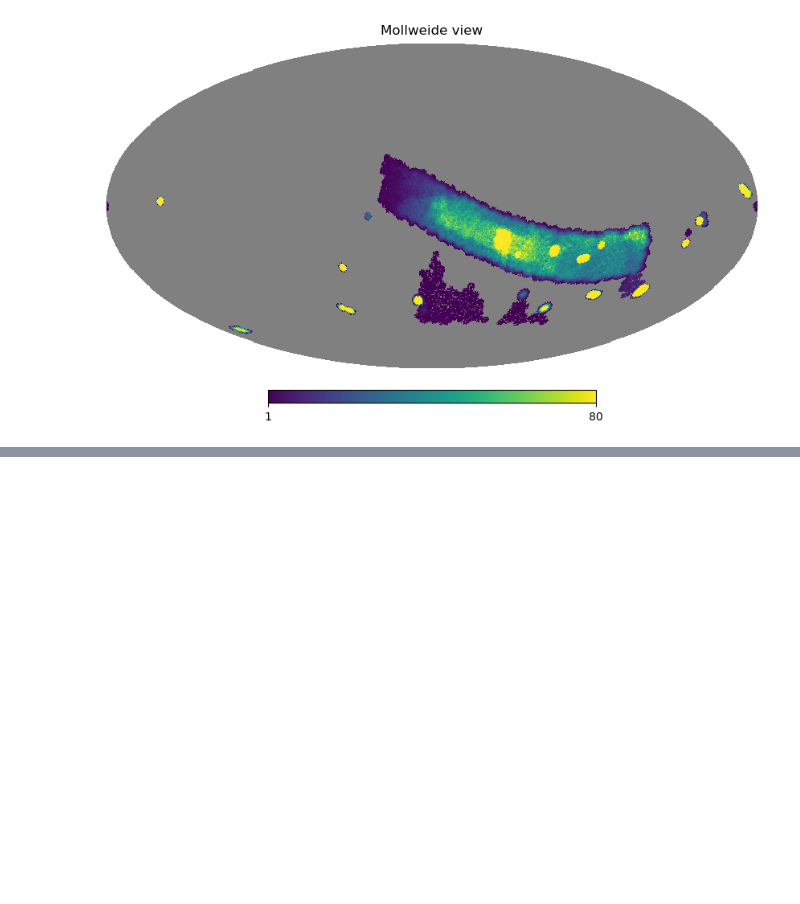
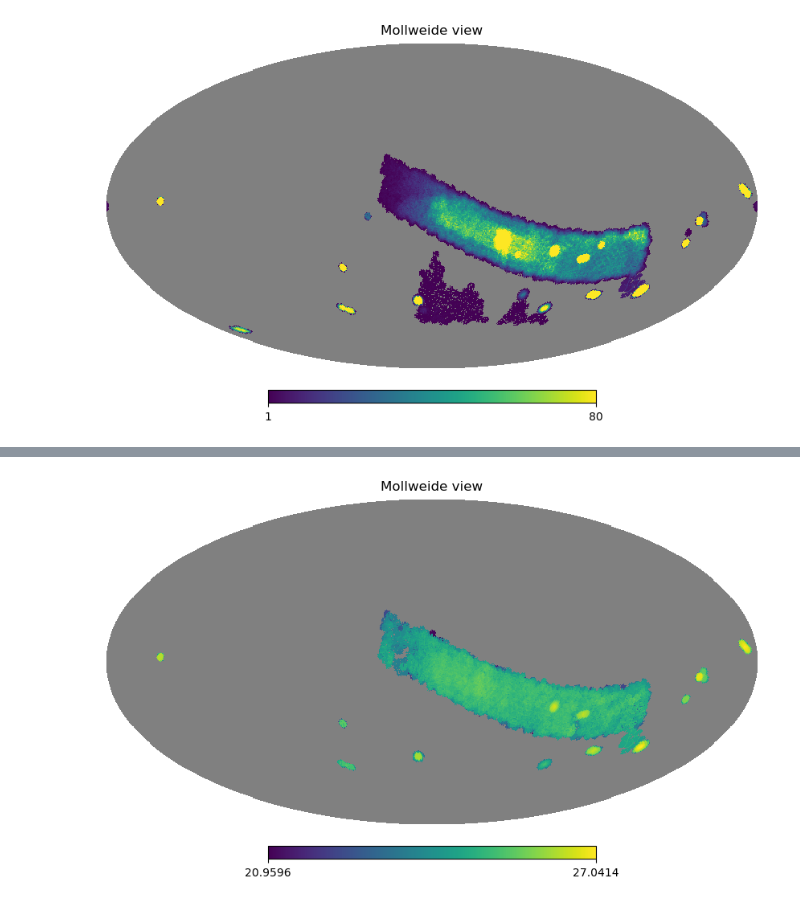
Before and after one commit to yoachim/25_scratch, a Jupyter notebook: sv_healpix/sv_nvis.ipynb, the cells around one changed output, grey strips where cells are left out. Drawn from its saved outputs; the diff is of its cells as text; code cells hidden in the pictures; blank space fills up the shorter version.

```diff
--- a/sv_healpix/sv_nvis.ipynb
+++ b/sv_healpix/sv_nvis.ipynb
@@ -26,0 +57,5 @@ setting the output map dtype to [dtype('float64')]
+# %%
+# and now if we want to inspect on of the arrays
+hp.mollview(dict_of_hparrays["r"])
+# %% [output]
+[figure, added]
```
Also changed, not shown: parts of 4 cells of this notebook.
